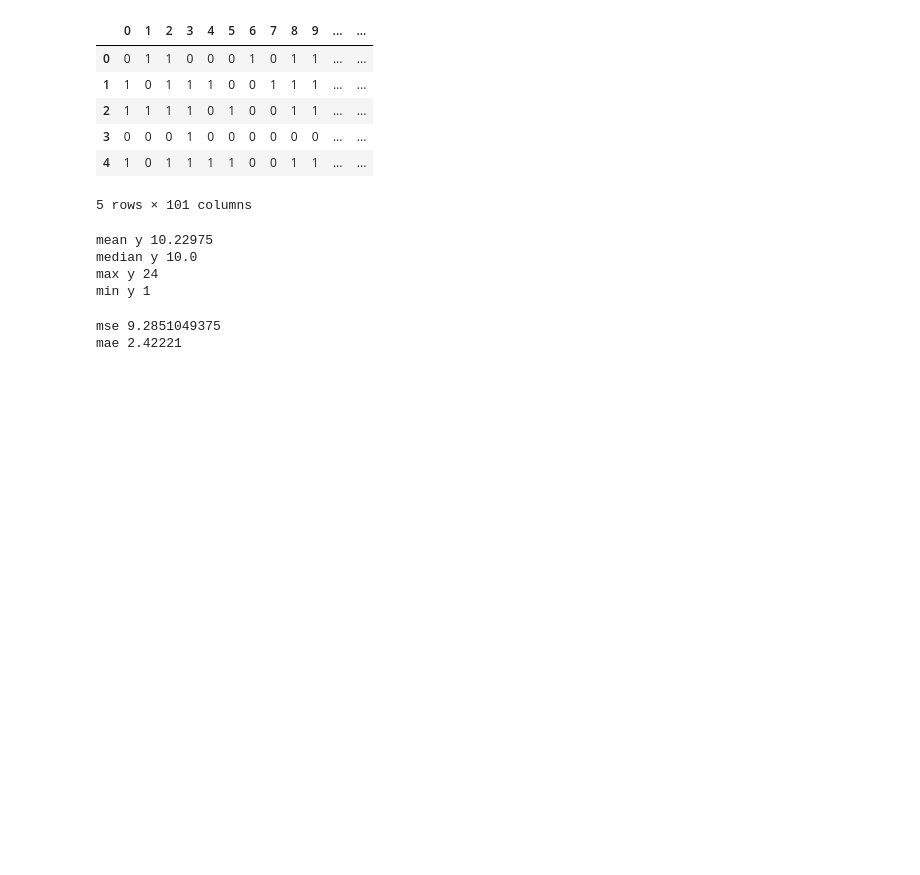
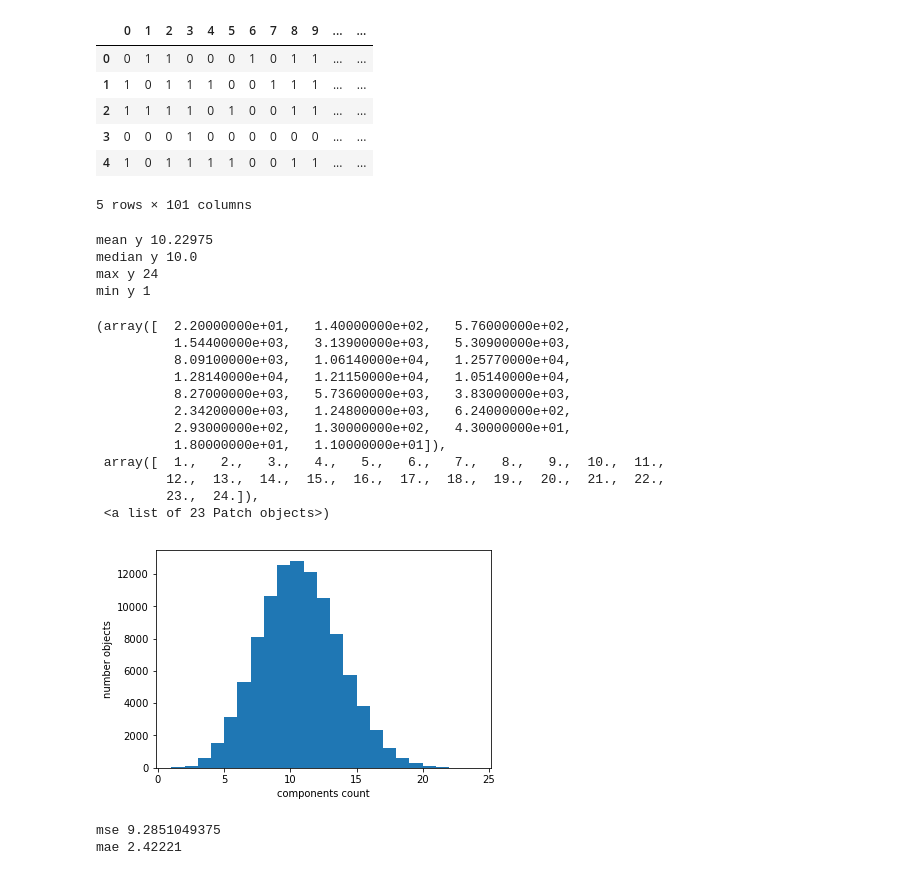
Before and after one commit to Ilya1510/connectivity_learning, a Jupyter notebook: first_try.ipynb, the cells around one changed output. Cells and saved outputs as stored; diff of their text form; code cells hidden in the pictures; blank space fills up the shorter version.

```diff
--- a/first_try.ipynb
+++ b/first_try.ipynb
@@ -17,13 +17,30 @@ frame.head()
 # %%
 print('mean y', frame['100'].mean())
 print('median y', frame['100'].median())
 print('max y', frame['100'].max())
 print('min y', frame['100'].min())
+plt.xlabel('components count')
+plt.ylabel('number objects')
+plt.hist(frame['100'], bins=23)
+# Видим что распределение числа компонент связности - нормальное!
 # %% [output]
 mean y 10.22975
 median y 10.0
 max y 24
 min y 1
+(array([  2.20000000e+01,   1.40000000e+02,   5.76000000e+02,
+          1.54400000e+03,   3.13900000e+03,   5.30900000e+03,
+          8.09100000e+03,   1.06140000e+04,   1.25770000e+04,
+          1.28140000e+04,   1.21150000e+04,   1.05140000e+04,
+          8.27000000e+03,   5.73600000e+03,   3.83000000e+03,
+          2.34200000e+03,   1.24800000e+03,   6.24000000e+02,
+          2.93000000e+02,   1.30000000e+02,   4.30000000e+01,
+          1.80000000e+01,   1.10000000e+01]),
+ array([  1.,   2.,   3.,   4.,   5.,   6.,   7.,   8.,   9.,  10.,  11.,
+         12.,  13.,  14.,  15.,  16.,  17.,  18.,  19.,  20.,  21.,  22.,
+         23.,  24.]),
+ <a list of 23 Patch objects>)
+[figure, added]
 # %%
 # Собственно если совсем ничего не делать
 from sklearn.metrics import mean_absolute_error
```
Also changed, not shown: parts of 9 cells of this notebook, 1 other file.
